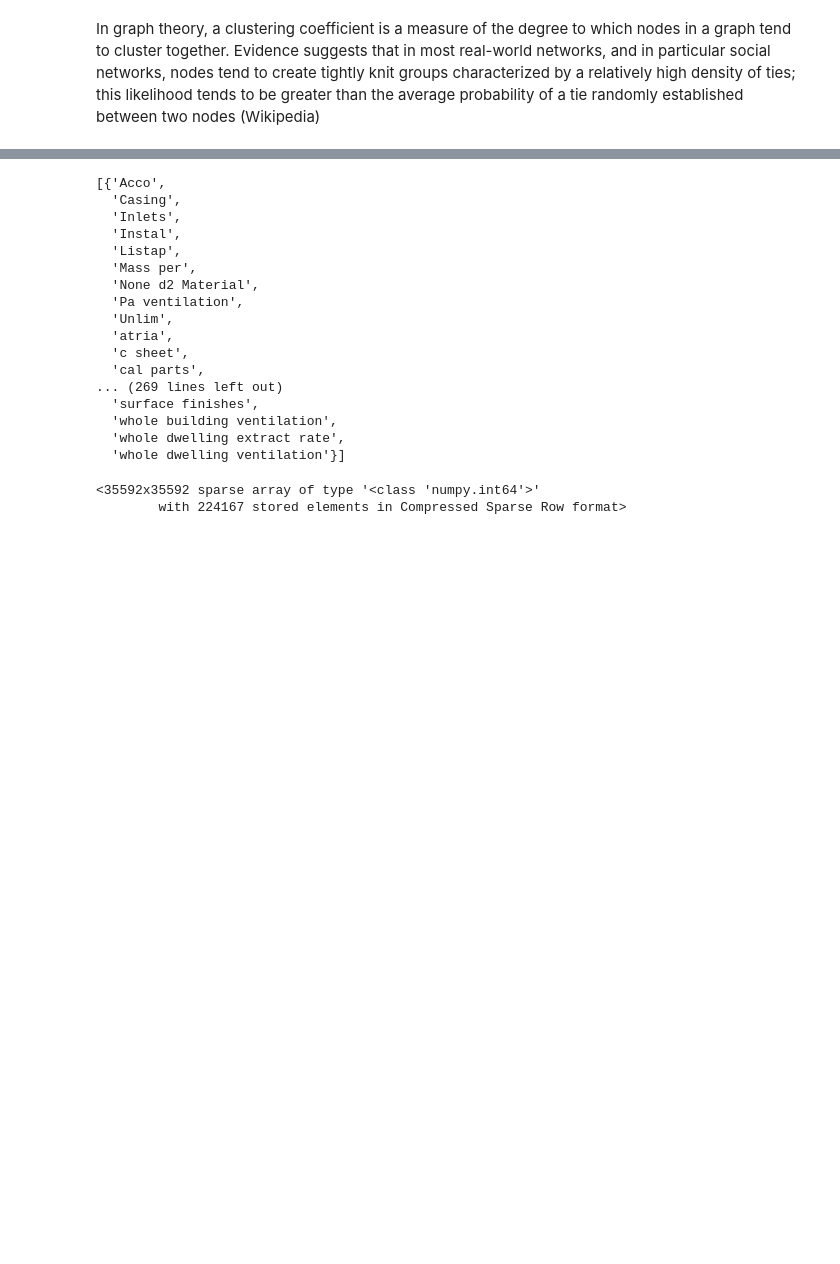
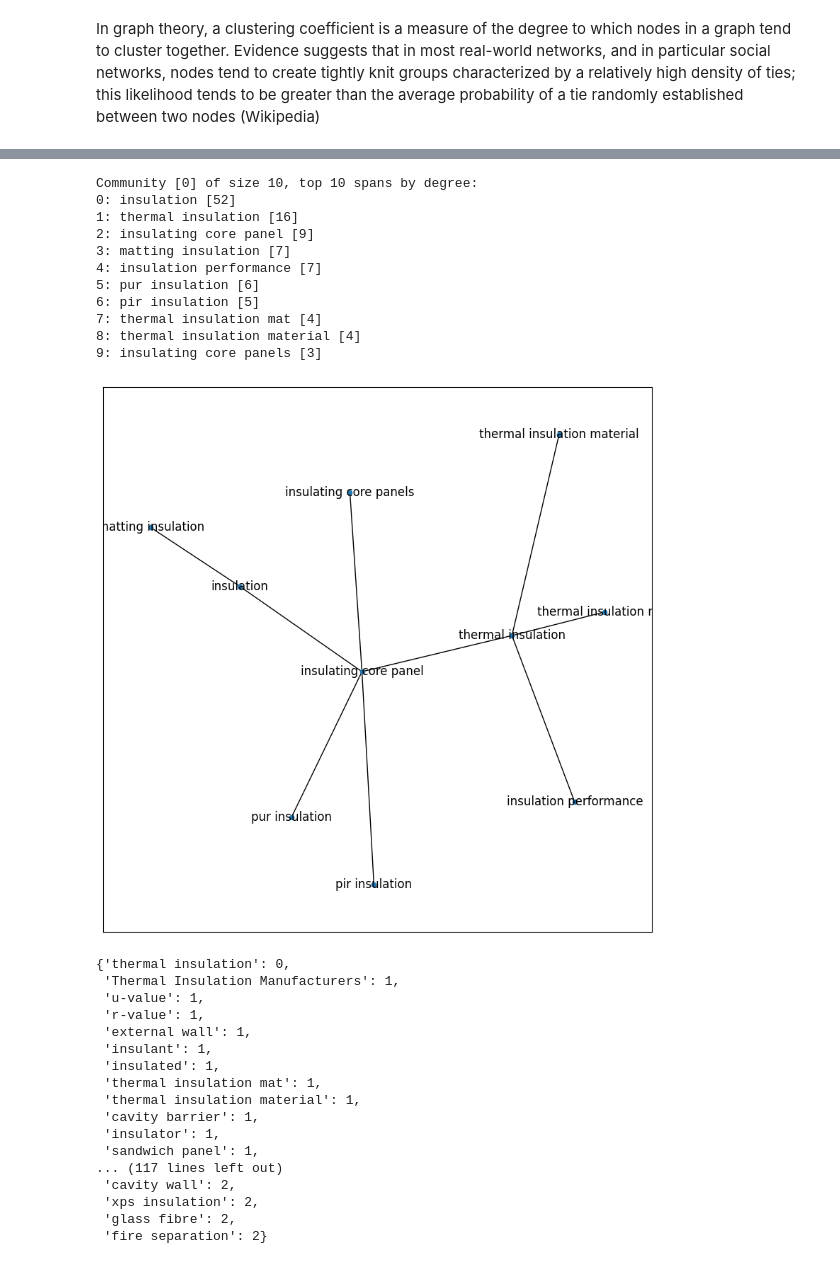
Before and after one commit to rubenkruiper/irec, a Jupyter notebook: 4. Suggest concepts from graph.ipynb, the cells around one changed output, grey strips where cells are left out. Saved outputs shown, nothing was run; the diff lists cells and outputs as text; code cells hidden in the pictures; blank space fills up the shorter version.

```diff
--- a/4. Suggest concepts from graph.ipynb
+++ b/4. Suggest concepts from graph.ipynb
@@ -1134,25 +1109,0 @@ Community [1] of size 12, top 10 spans by degree:
-# %%
-louvain
-# %% [output]
-[{'Acco',
-  'Casing',
-  'Inlets',
-  'Instal',
-  'Listap',
-  'Mass per',
-  'None d2 Material',
-  'Pa ventilation',
-  'Unlim',
-  'atria',
-  'c sheet',
-  'cal parts',
-... (269 lines left out)
-  'surface finishes',
-  'whole building ventilation',
-  'whole dwelling extract rate',
-  'whole dwelling ventilation'}]
-# %%
-L
-# %% [output]
-<35592x35592 sparse array of type '<class 'numpy.int64'>'
-        with 224167 stored elements in Compressed Sparse Row format>
@@ -1158,0 +1114,41 @@ L
+# %%
+node_of_interest = "thermal insulation"
+# %%
+radius = 6
+max_community = 30
+
+focussed_graph = nx.ego_graph(network, node_of_interest, radius=radius)
+community_of_interest = divide_into_communities(focussed_graph, node_of_interest, max_community_size=max_community)
+num_hops = 2
+nodes_with_x_hops_distance = nx.single_source_shortest_path_length(network, node_of_interest, cutoff=num_hops)
+nodes_with_x_hops_distance
+# %% [output]
+Community [0] of size 10, top 10 spans by degree:
+0: insulation [52]
+1: thermal insulation [16]
+2: insulating core panel [9]
+3: matting insulation [7]
+4: insulation performance [7]
+5: pur insulation [6]
+6: pir insulation [5]
+7: thermal insulation mat [4]
+8: thermal insulation material [4]
+9: insulating core panels [3]
+[figure, added]
+{'thermal insulation': 0,
+ 'Thermal Insulation Manufacturers': 1,
+ 'u-value': 1,
+ 'r-value': 1,
+ 'external wall': 1,
+ 'insulant': 1,
+ 'insulated': 1,
+ 'thermal insulation mat': 1,
+ 'thermal insulation material': 1,
+ 'cavity barrier': 1,
+ 'insulator': 1,
+ 'sandwich panel': 1,
+... (117 lines left out)
+ 'cavity wall': 2,
+ 'xps insulation': 2,
+ 'glass fibre': 2,
+ 'fire separation': 2}
```
Also changed, not shown: parts of 51 cells of this notebook, 1 other file.
